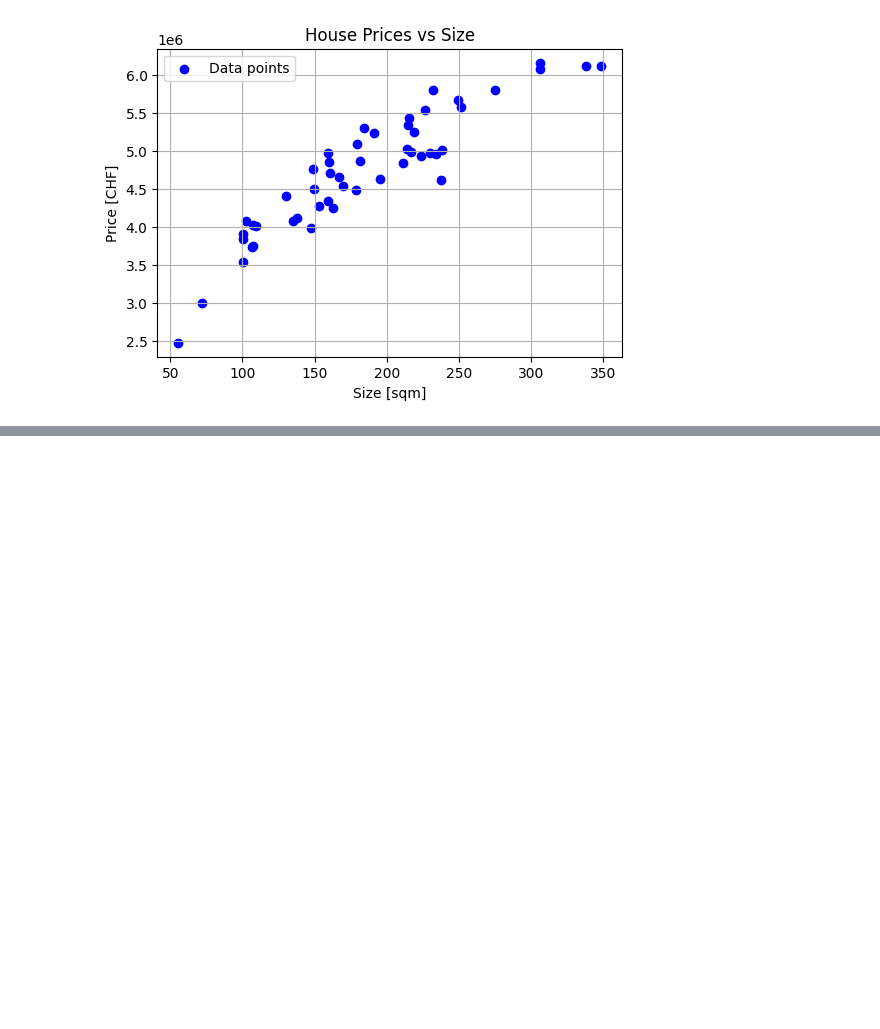
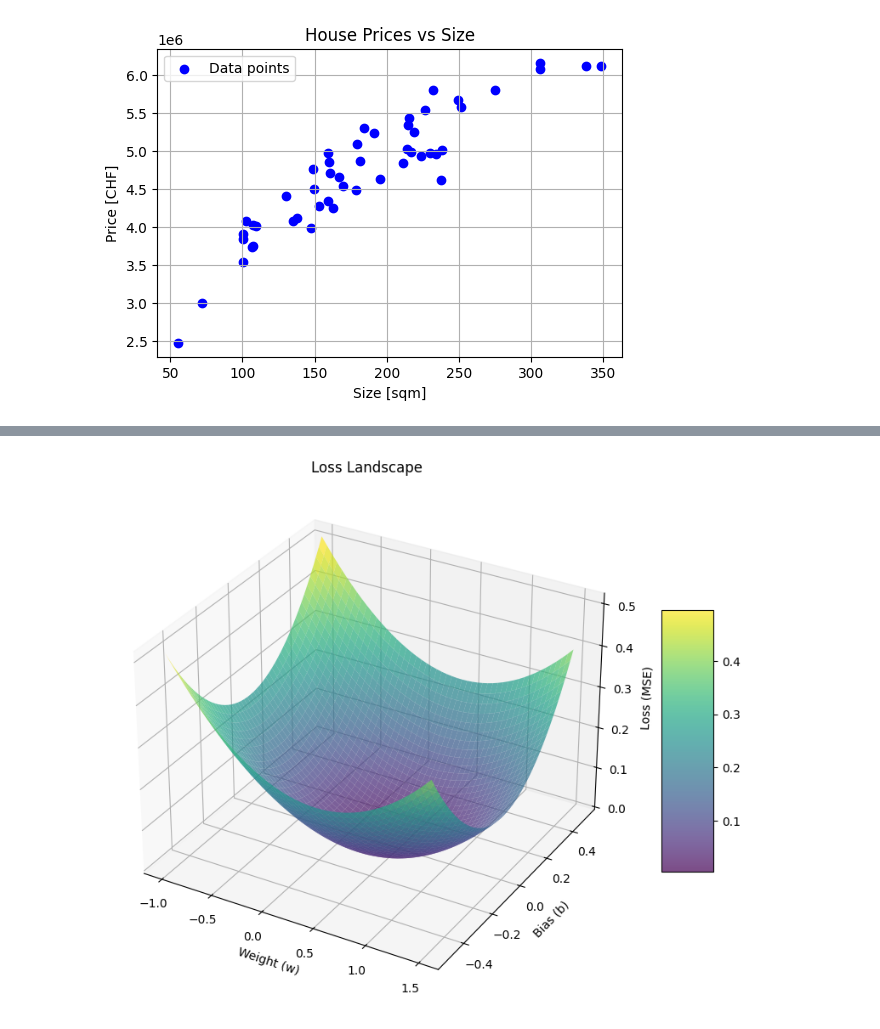
Before and after one commit to saxenaprajjwal/hsf-intro-to-ml-exercises, a Jupyter notebook: linear-regression.ipynb, the cells around one changed output, grey strips where cells are left out. Drawn from its saved outputs; the diff is of its cells as text; code cells hidden in the pictures; blank space fills up the shorter version.

```diff
--- a/linear-regression.ipynb
+++ b/linear-regression.ipynb
@@ -24,23 +44,25 @@ plot_housing_prices(x, y, scaled=True)
 # %%
 # Calculate loss (Mean Squared Error) for each combination of w and b
-def calculate_loss(w, b, x_data, y_data):
+def calculate_loss(w, b, x_data, y_data):   #y=wx+b
     ####### YOUR CODE HERE #######
-    y_pred = ...
-    loss = ...
+    y_pred = w*x_data + b
+    loss = np.mean(((y_pred- y_data)**2))
     ###### END YOUR CODE ########
     return loss
 
-# Create ranges for w and b to plot loss surface
+# Create ranges for w and b to plot the loss surface
 w_range = np.linspace(-1, 1.5, 50)
 b_range = np.linspace(-0.5, 0.5, 50)
 W, B = np.meshgrid(w_range, b_range)
 
 # Calculate loss for each combination of w and b
 Loss = np.zeros_like(W)
 for i in range(W.shape[0]):
     for j in range(W.shape[1]):
         Loss[i, j] = calculate_loss(W[i, j], B[i, j], x, y)
 
 # Plot the loss surface and the data points
 plot_loss_landscape(W, B, Loss)
+# %% [output]
+[figure, added]
 # %%
```
Also changed, not shown: parts of 2 cells of this notebook.
